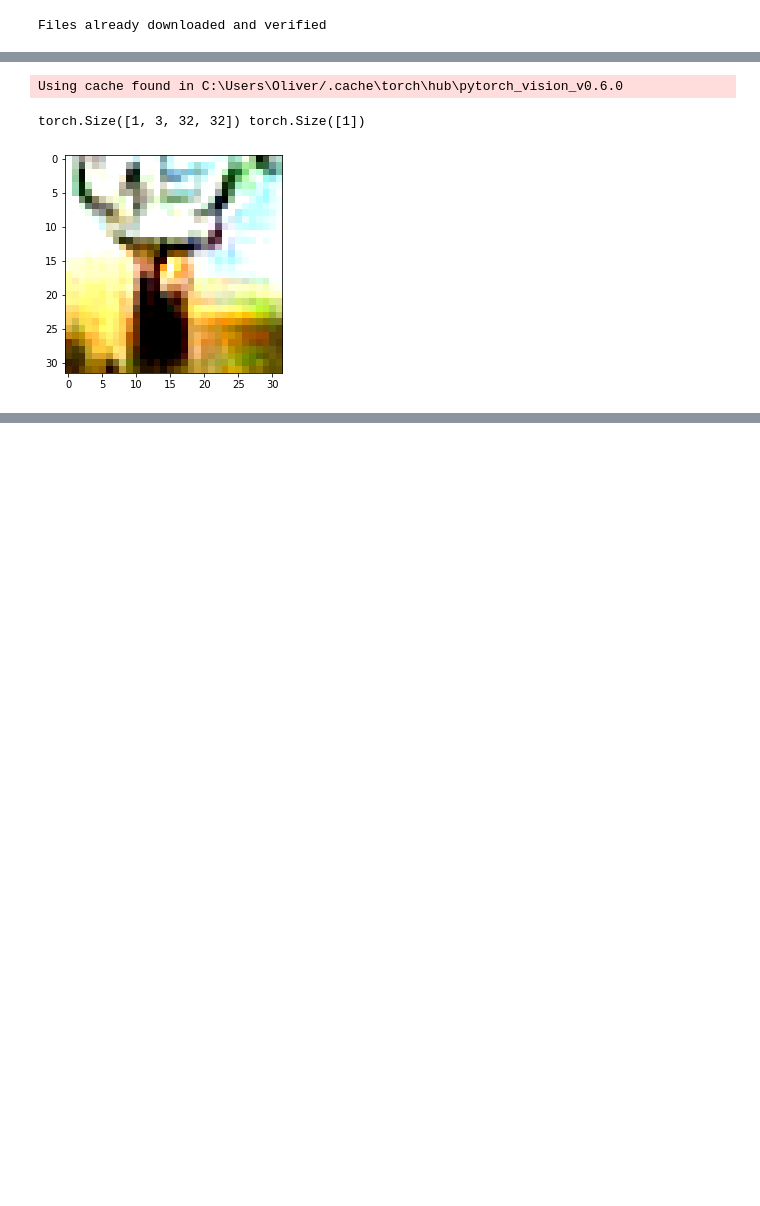
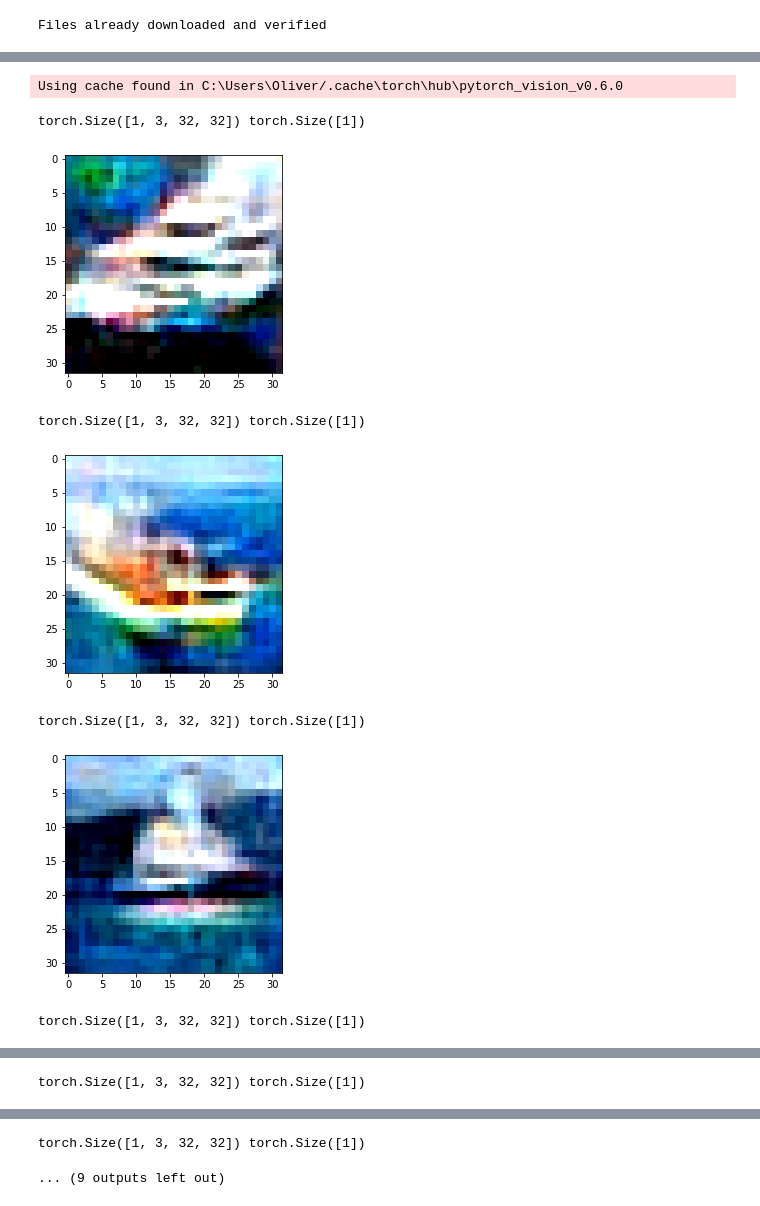
Before and after one commit to Blimeo/nmep-proj, a Jupyter notebook: main.ipynb, the cells around one changed output, grey strips where cells are left out. Saved outputs shown, nothing was run; the diff lists cells and outputs as text; code cells hidden in the pictures; blank space fills up the shorter version.

```diff
--- a/main.ipynb
+++ b/main.ipynb
@@ -215,22 +215,20 @@ def include(labels, c):
             included.append(i)
     return included
 
-def class_gaussians(images, labels, classes):
-    means = []
-    covariance = []
+def class_gaussians(images, labels, c):
 
-    for c in range(classes):
-        included = include(labels, c)
-        class_images = images[included].view(len(included), -1)
+#     for c in range(classes):
+    included = include(labels, c)
+    class_images = images[included].view(len(included), -1)
 
-        means.append(torch.mean(class_images, dim=0))
-        covariance.append(((class_images - means[-1]).T @ (class_images - means[-1]) + 0.001 * torch.eye(len(means[-1]))) / len(means[-1]))
+    mean = torch.mean(class_images, dim=0)
+    covariance = ((class_images - mean).T @ (class_images - mean) + 0.001 * torch.eye(len(mean))) / len(mean)
 
-    return means, covariance
+    return mean, covariance
 
-def generate_conditionals(n, c, images, labels, classes):
-    means, covariance = class_gaussians(images, labels, classes)
-    m = torch.distributions.multivariate_normal.MultivariateNormal(means[c], covariance[c])
+def generate_conditionals(n, c, images, labels):
+    mean, covariance = class_gaussians(images, labels, c)
+    m = torch.distributions.multivariate_normal.MultivariateNormal(mean, covariance)
     return m.sample((n, )).view(-1, 3, 32, 32)
 invertTransform = transforms.Compose([
                                 transforms.Normalize(mean = [ 0., 0., 0. ],
@@ -239,10 +237,10 @@ invertTransform = transforms.Compose([
                                                      std = [ 1., 1., 1. ]),
                                ])
 
-im = generate_conditionals(10, 6, images, labels, 10)
+im = generate_conditionals(10, 8, images, labels)
 # im = generate_from_prior(train_dataloader, 1)
 # print(im.shape)
 # %%
 # print(im)
-for i in range(len(im)):
-    display_im(im[i].view(3,32,32))
+# for i in range(len(im)):
+#     display_im(im[i].view(3,32,32))
@@ -263,17 +247,23 @@ Clipping input data to the valid range for imshow with RGB data ([0..1] for floa
 # %%
 model = ResNet('18').to(device)
-model.load_state_dict(torch.load('models/resnet18_l2eps=70/105'))
+model.load_state_dict(torch.load('models/resnet18_l2eps=70/260'))
 # model.load_state_dict(torch.load('model'))
 model.eval()
-c = 4
+c = 8
 # image = torch.Tensor(imageio.imread('output.png')).permute(2, 0, 1).to(device) / 255.
-ima = invertTransform(im[0].view(3,32,32))
-eps = 5000
-steps = 28
-adv = pgd_attack(ima.to(device), c, model, stepsize=2.5 * eps / steps, eps=eps, steps=steps, constraint='l_2').cpu()
-plt.imshow(adv.cpu().view(3, 32, 32).permute(1, 2, 0))
-plt.show()
+for i in range(10):
+    ima = invertTransform(im[i].view(3,32,32))
+    eps = 10000
+    steps = 28
+    adv = pgd_attack(ima.to(device), c, model, stepsize=2.5 * eps / steps, eps=eps, steps=steps, constraint='l_2').cpu()
+    plt.imshow(adv.cpu().view(3, 32, 32).permute(1, 2, 0))
+    plt.show()
 # %% [output]
 Using cache found in C:\Users\Oliver/.cache\torch\hub\pytorch_vision_v0.6.0
 torch.Size([1, 3, 32, 32]) torch.Size([1])
-[figure, old version]
+[figure, new version]
+torch.Size([1, 3, 32, 32]) torch.Size([1])
+[figure, added]
+torch.Size([1, 3, 32, 32]) torch.Size([1])
+[figure, added]
+torch.Size([1, 3, 32, 32]) torch.Size([1])
@@ -279,0 +271 @@ torch.Size([1, 3, 32, 32]) torch.Size([1])
+torch.Size([1, 3, 32, 32]) torch.Size([1])
@@ -280,3 +273,5 @@ torch.Size([1, 3, 32, 32]) torch.Size([1])
+torch.Size([1, 3, 32, 32]) torch.Size([1])
+... (9 outputs left out)
 # %%
 model = ResNet('18').to(device)
 model.load_state_dict(torch.load('models/resnet18_l2eps=50/75'))
```
Also changed, not shown: parts of 5 cells of this notebook, 4 other files.
